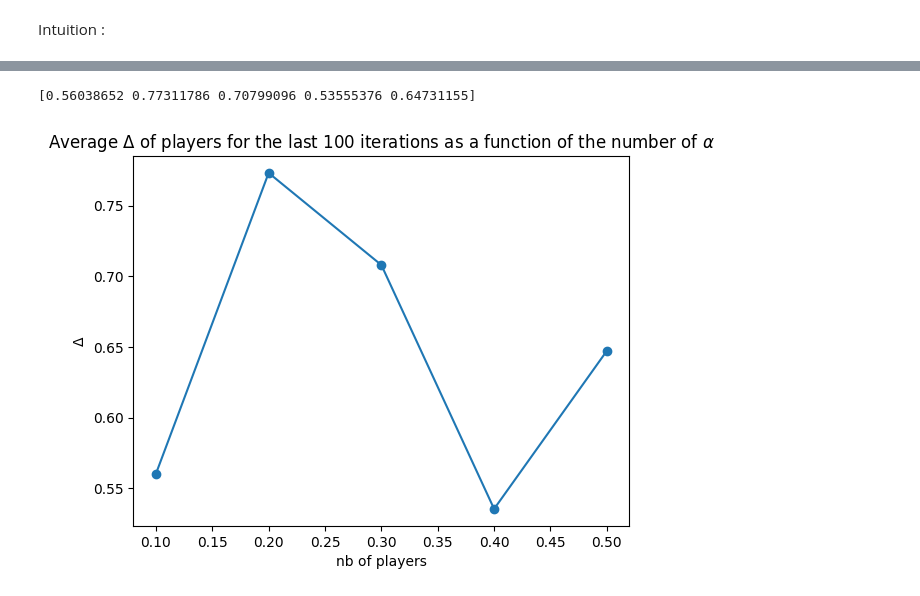
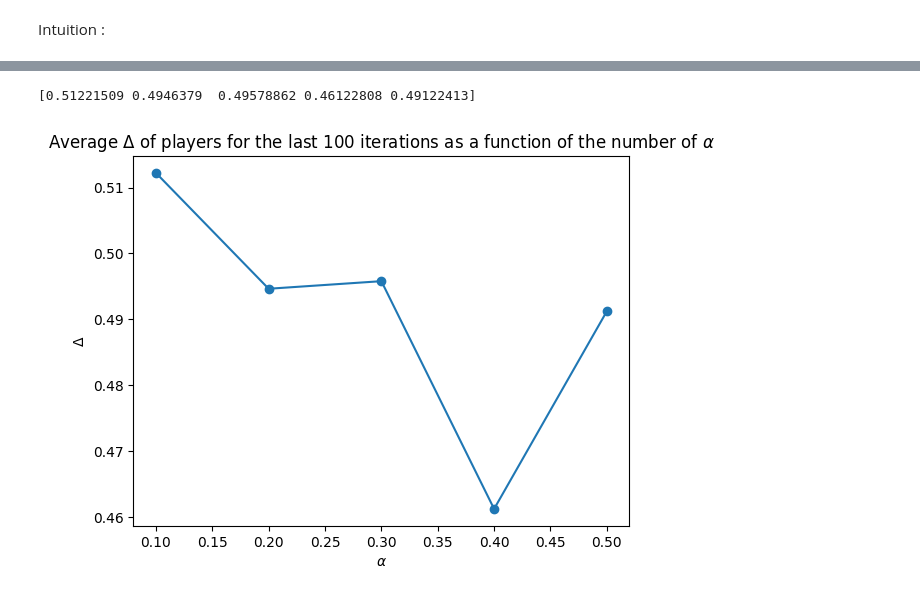
Before and after one commit to Suzie14/RLandPricing, a Jupyter notebook: notebooks/var_alpha.ipynb, the cells around one changed output, grey strips where cells are left out. Drawn from its saved outputs; the diff is of its cells as text; code cells hidden in the pictures.

```diff
--- a/notebooks/var_alpha.ipynb
+++ b/notebooks/var_alpha.ipynb
@@ -46,7 +46,7 @@ for alpha in [0.1,0.2,0.3,0.4,0.5]:
             agent.s_ind = s_ind
 
         # Phase itérative
-        for t in range(10**6):
+        for t in range(1000):
             # Actions et état t+1
             for agent in agents:
                 agent.a_ind = agent.get_next_action()
@@ -186,11 +194,11 @@ print(DRmean)
 # %%
 av = np.mean(DRmean, axis=1)
 print(av)
 plt.plot(alpha,av, linestyle='-', marker='o')
-plt.xlabel('nb of players')
+plt.xlabel('$\\alpha$')
 plt.ylabel('$\\Delta$')
 plt.title('Average $\\Delta$ of players for the last 100 iterations as a function of the number of $\\alpha$')
 plt.show()
 # %% [output]
-[0.56038652 0.77311786 0.70799096 0.53555376 0.64731155]
+[0.51221509 0.4946379  0.49578862 0.46122808 0.49122413]
-[figure, old version]
+[figure, new version]
```
Also changed, not shown: parts of 5 cells of this notebook, 7 other files.
